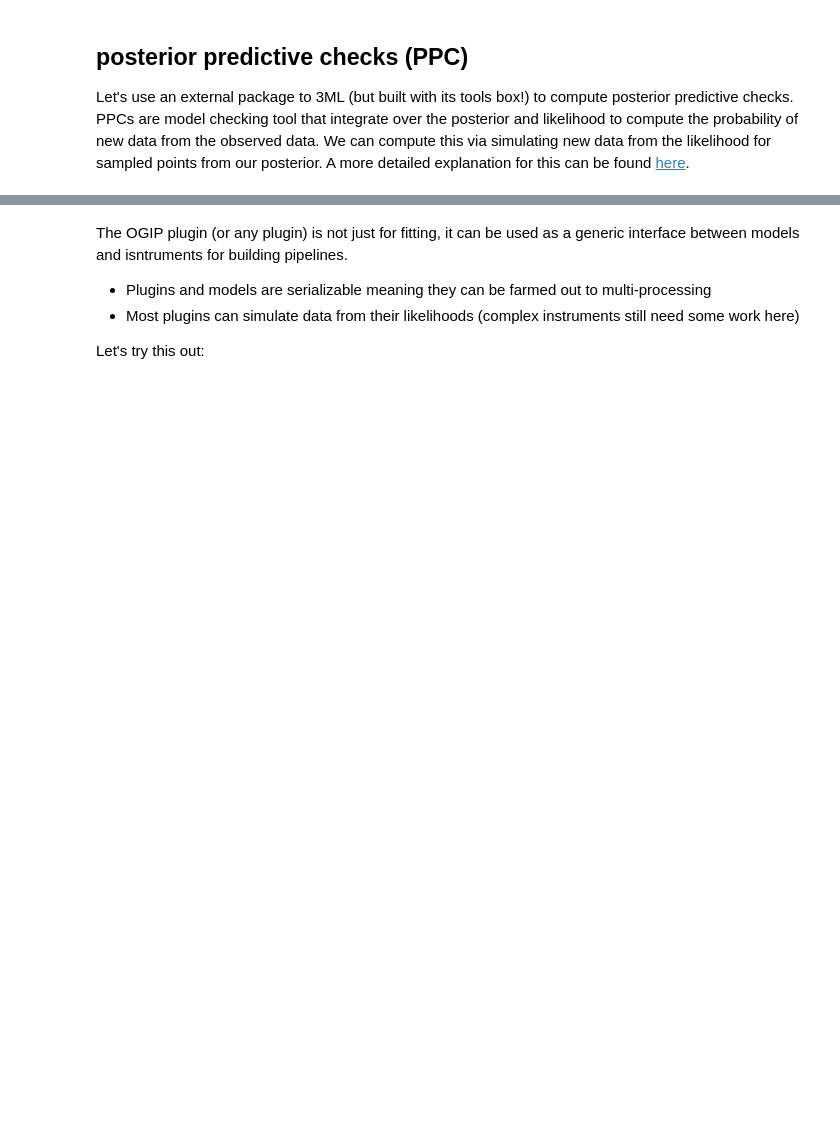
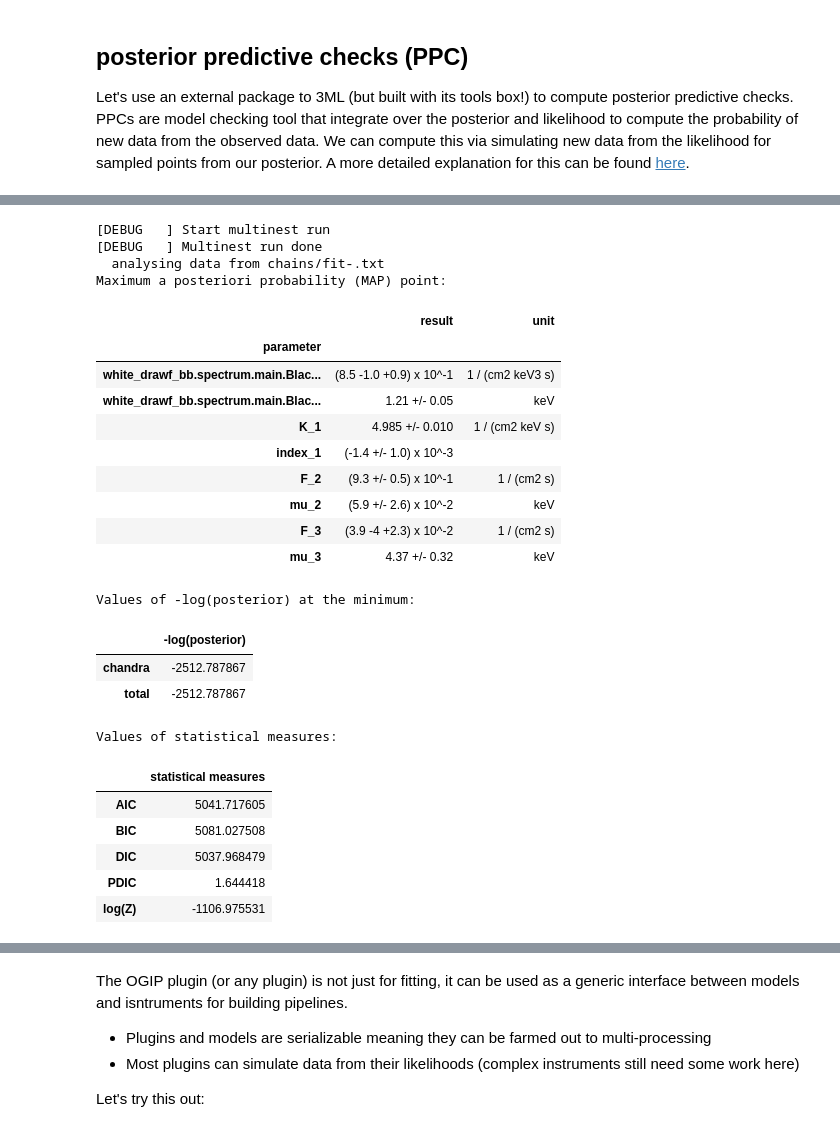
Before and after one commit to threeML/cds_tutorial, a Jupyter notebook: x-ray-analysis.ipynb, the cells around one changed output, grey strips where cells are left out. Cells and saved outputs as stored; diff of their text form; code cells hidden in the pictures; blank space fills up the shorter version.

```diff
--- a/x-ray-analysis.ipynb
+++ b/x-ray-analysis.ipynb
@@ -306,0 +339,20 @@ ppc_pl.chandra.plot_qq(channel_energies=None);
+# %%
+bkg_spectrum = Powerlaw(K=1.5,index=-1.5) + Gaussian(F=.2, mu=0.75, sigma=.1) + Gaussian(F=.3, mu=5, sigma=.1)
+
+bkg_spectrum.K_1.prior = Log_uniform_prior(lower_bound=1e-2, upper_bound=5)
+bkg_spectrum.index_1.prior = Truncated_gaussian(mu = -2, sigma=1, lower_bound=-np.inf, upper_bound=0)
+
+bkg_spectrum.F_2.prior = Log_uniform_prior(lower_bound=1e-3, upper_bound=1e0)
+bkg_spectrum.mu_2.prior = Truncated_gaussian(mu = 1, sigma=0.5, lower_bound=0, upper_bound=10)
+bkg_spectrum.sigma_2.fix = True
+
+bkg_spectrum.F_3.prior = Log_uniform_prior(lower_bound=1e-3, upper_bound=1e0)
+bkg_spectrum.mu_3.prior = Truncated_gaussian(mu = 4, sigma=0.5, lower_bound=0, upper_bound=10)
+bkg_spectrum.sigma_3.fix = True
+
+bkg_src = PointSource("bkg", 0,0, spectral_shape=bkg_spectrum)
+
+bkg_model = Model(bkg_src)
+
+
+bkg_plugin.set_model(bkg_model)
@@ -306,0 +363,10 @@ ppc_pl.chandra.plot_qq(channel_energies=None);
+# %%
+chandra_bkg = OGIPLike("chandra",
+                       observation = "c_data/obs.pha",
+                       response = "c_data/acis.rmf",
+                       arf_file = "c_data/acis.arf" ,
+                       background = bkg_plugin,
+                       spectrum_number=1
+
+
+                      )
@@ -306,0 +424,13 @@ ppc_pl.chandra.plot_qq(channel_energies=None);
+# %%
+big_model_bb = clone_model(model_bb)
+
+bayes_bkg = BayesianAnalysis(big_model_bb, DataList(chandra_bkg))
+
+# let's use ultranest this time
+bayes_bkg.set_sampler("multinest")
+
+bayes_bkg.sampler.setup(n_live_points=1000,verbose=True
+    #min_num_live_points=500,
+                        #stepsampler=ss
+
+                       )
@@ -306,0 +445,28 @@ ppc_pl.chandra.plot_qq(channel_energies=None);
+# %%
+_ = bayes_bkg.sample()
+# %% [output]
+[DEBUG   ] Start multinest run
+[DEBUG   ] Multinest run done
+  analysing data from chains/fit-.txt
+Maximum a posteriori probability (MAP) point:
+|  | result | unit |
+| parameter |  |  |
+| white_drawf_bb.spectrum.main.Blac... | (8.5 -1.0 +0.9) x 10^-1 | 1 / (cm2 keV3 s) |
+| white_drawf_bb.spectrum.main.Blac... | 1.21 +/- 0.05 | keV |
+| K_1 | 4.985 +/- 0.010 | 1 / (cm2 keV s) |
+| index_1 | (-1.4 +/- 1.0) x 10^-3 |  |
+| F_2 | (9.3 +/- 0.5) x 10^-1 | 1 / (cm2 s) |
+| mu_2 | (5.9 +/- 2.6) x 10^-2 | keV |
+| F_3 | (3.9 -4 +2.3) x 10^-2 | 1 / (cm2 s) |
+| mu_3 | 4.37 +/- 0.32 | keV |
+Values of -log(posterior) at the minimum:
+|  | -log(posterior) |
+| chandra | -2512.787867 |
+| total | -2512.787867 |
+Values of statistical measures:
+|  | statistical measures |
+| AIC | 5041.717605 |
+| BIC | 5081.027508 |
+| DIC | 5037.968479 |
+| PDIC | 1.644418 |
+| log(Z) | -1106.975531 |
```
Also changed, not shown: parts of 27 cells of this notebook.
